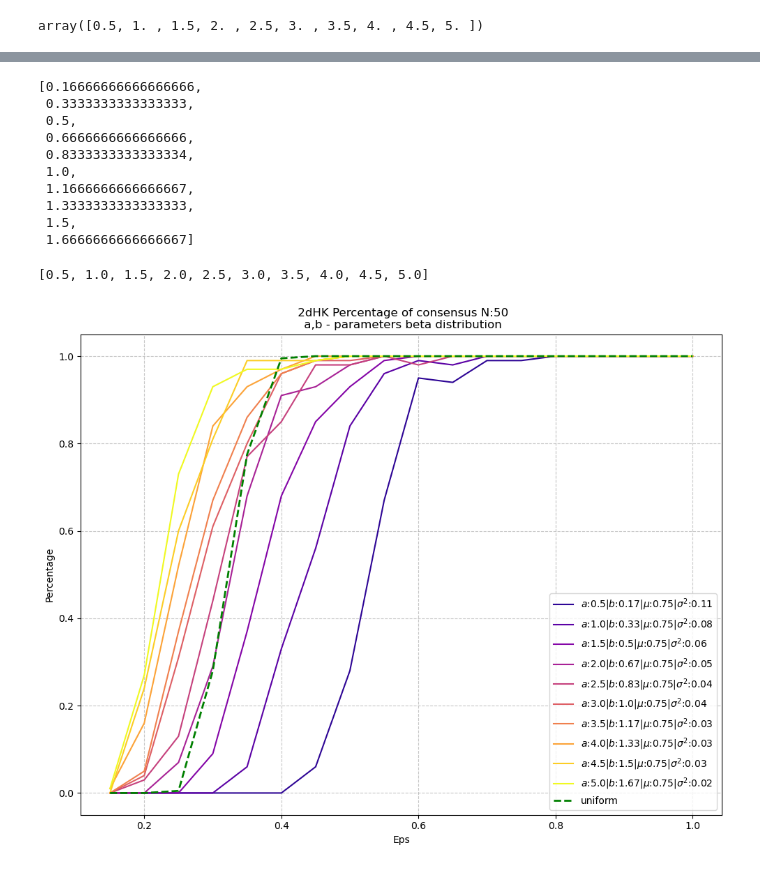
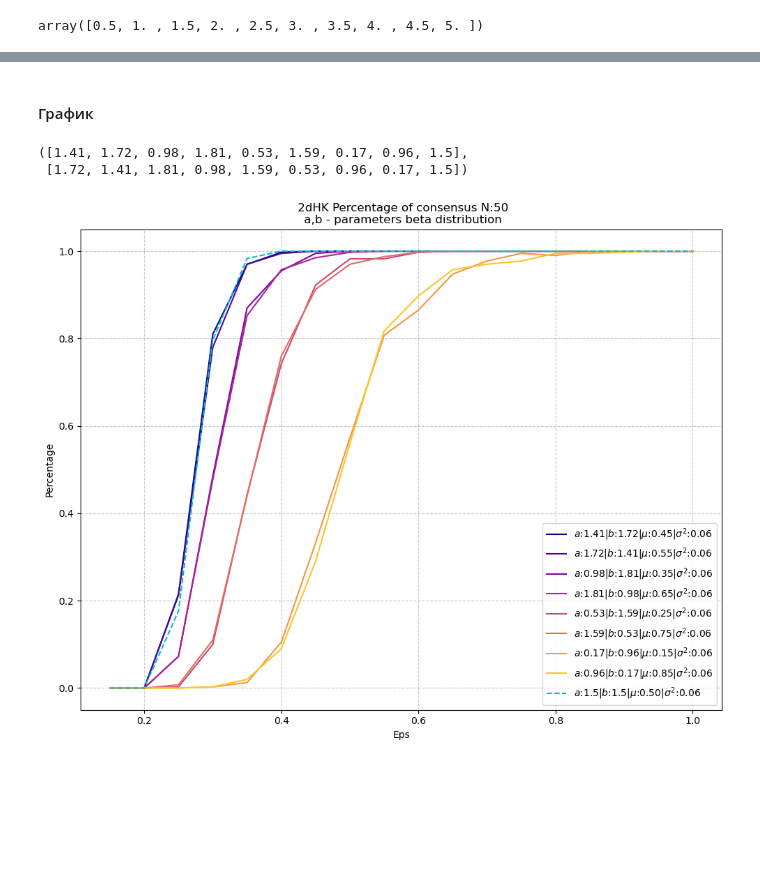
Before and after one commit to ash00748/Hegselmann-Krause-project, a Jupyter notebook: 2d HK/2dHK_beta.ipynb, the cells around one changed output, grey strips where cells are left out. Cells and saved outputs as stored; diff of their text form; code cells hidden in the pictures; blank space fills up the shorter version.

```diff
--- a/2d HK/2dHK_beta.ipynb
+++ b/2d HK/2dHK_beta.ipynb
@@ -134,0 +139,7 @@ alphas, betas, disps
+# %%
+mu = []
+mean=0.5
+for i in delta:
+    mu.append(round(mean-i,2))
+    mu.append(round(mean+i,2))
+mu
@@ -134,0 +148,9 @@ alphas, betas, disps
+# %%
+sigma=0.06
+alphas=[]
+betas=[]
+for m in mu:
+    a, b = beta_distrib_Esigma2ab(m, sigma)
+    alphas.append(round(a,2))
+    betas.append(round(b,2))
+alphas, betas
@@ -200,7 +212,11 @@ Name: eps, Length: 2006, dtype: bool
 # %%
-
-N50 = beta_distib_consensus_data.query('alpha == 0.5 and beta == 0.5 and N == @N')
+for i in range (len(alphas)):
+    alpha = alphas[i]
+    beta = betas[i]
+    df = beta_distib_consensus_data.query('beta==@beta and alpha==@alpha and N == @N')
+    print(df)
+# N50 = beta_distib_consensus_data.query('alpha in @alphas and beta in @betas and N == @N')
 # pivot_data = N50.pivot(index='eps', columns='beta', values='consensus_probabity')
 # pivot_data
-N50
+# N50
 # %% [output]
@@ -224,48 +240,47 @@ N50
-# %%
-betas
-# %% [output]
-[0.16666666666666666,
- 0.3333333333333333,
- 0.5,
- 0.6666666666666666,
- 0.8333333333333334,
- 1.0,
- 1.1666666666666667,
- 1.3333333333333333,
- 1.5,
- 1.6666666666666667]
+# %% [markdown]
+#### График
+# %%
+alphas.append(1.5)
+betas.append(1.5)
 # %%
-alphas
+alphas, betas
 # %% [output]
-[0.5, 1.0, 1.5, 2.0, 2.5, 3.0, 3.5, 4.0, 4.5, 5.0]
+([1.41, 1.72, 0.98, 1.81, 0.53, 1.59, 0.17, 0.96, 1.5],
+ [1.72, 1.41, 1.81, 0.98, 1.59, 0.53, 0.96, 0.17, 1.5])
 # %%
 plt.figure(figsize=(10, 8))
 
 cmap = mp.cm.get_cmap("plasma")
-norm=plt.Normalize(vmin=0.15, vmax=6.5)
+norm=plt.Normalize(vmin=0, vmax=len(alphas))
 sm = plt.cm.ScalarMappable(cmap=cmap, norm=norm)
 
 # Plot lines for each beta value
 for i in range (len(alphas)):
     alpha = alphas[i]
     beta = betas[i]
     df = beta_distib_consensus_data.query('beta==@beta and alpha==@alpha and N == @N')
-    color=np.array(cmap(norm(beta)+norm(alpha)))
+    color=np.array(cmap(norm(i)))
     E, sigma = beta_distrib_ab2Esigma(alpha, beta)
     plt.plot(df['eps'], df['consensus_probabity']/df['simulation_count'], label=f'$a$:{round(alpha,2)}|$b$:{round(beta,2)}|$\mu$:{E:0.2f}|$\sigma^2$:{sigma:.2f}', c=color )
 
-plt.plot(unif_data['eps'], unif_data['consensus_probabity']/unif_data['simulation_count'], "--g",linewidth=2, label=f'uniform' )
+df = beta_distib_consensus_data.query('beta==1.5 and alpha==1.5 and N == @N')
+color="--c"
+alpha=beta = 1.5
+E, sigma = beta_distrib_ab2Esigma(1.5, 1.5)
+plt.plot(df['eps'], df['consensus_probabity']/df['simulation_count'], color ,label=f'$a$:{round(alpha,2)}|$b$:{round(beta,2)}|$\mu$:{E:0.2f}|$\sigma^2$:{sigma:.2f}' )
+
+# plt.plot(unif_data['eps'], unif_data['consensus_probabity']/unif_data['simulation_count'], "--g",linewidth=2, label=f'uniform' )
 
 
 # Adding the HK_sample line (you'll need to adjust this based on your actual data)
 plt.title(f' 2dHK Percentage of consensus N:{N}\n a,b - parameters beta distribution')
 plt.xlabel('Eps')
 plt.ylabel('Percentage')
 plt.legend()
 # Add a grid
 plt.grid(True, linestyle='--', alpha=0.7)
 
 plt.tight_layout()
 plt.show()
 # %% [output]
-[figure, old version]
+[figure, new version]
```
Also changed, not shown: parts of 38 cells of this notebook.
